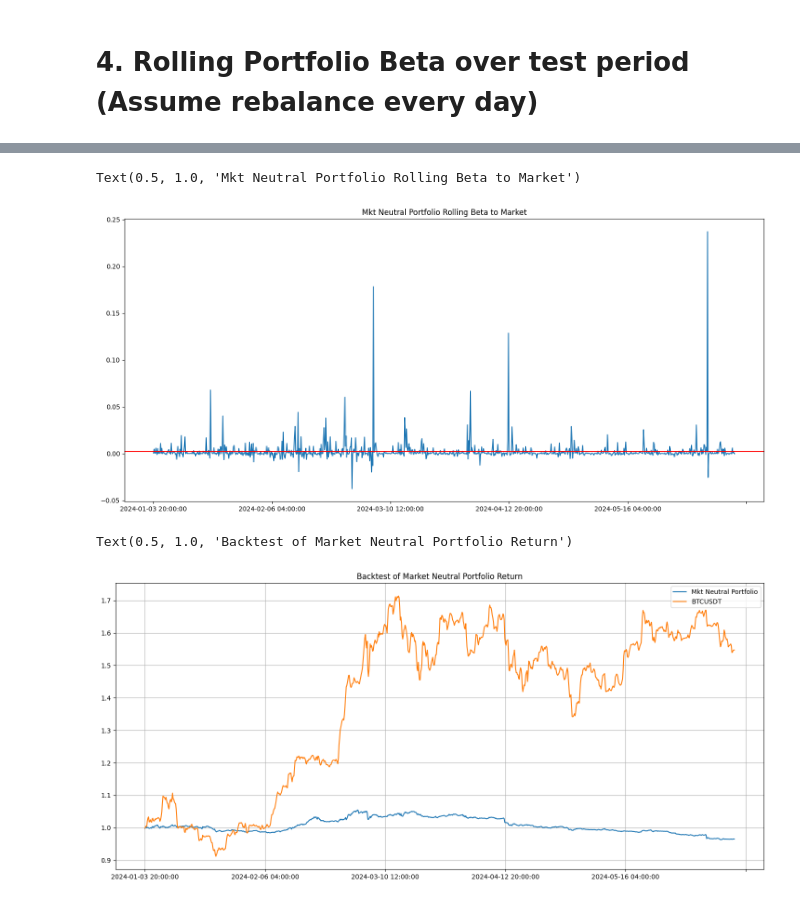
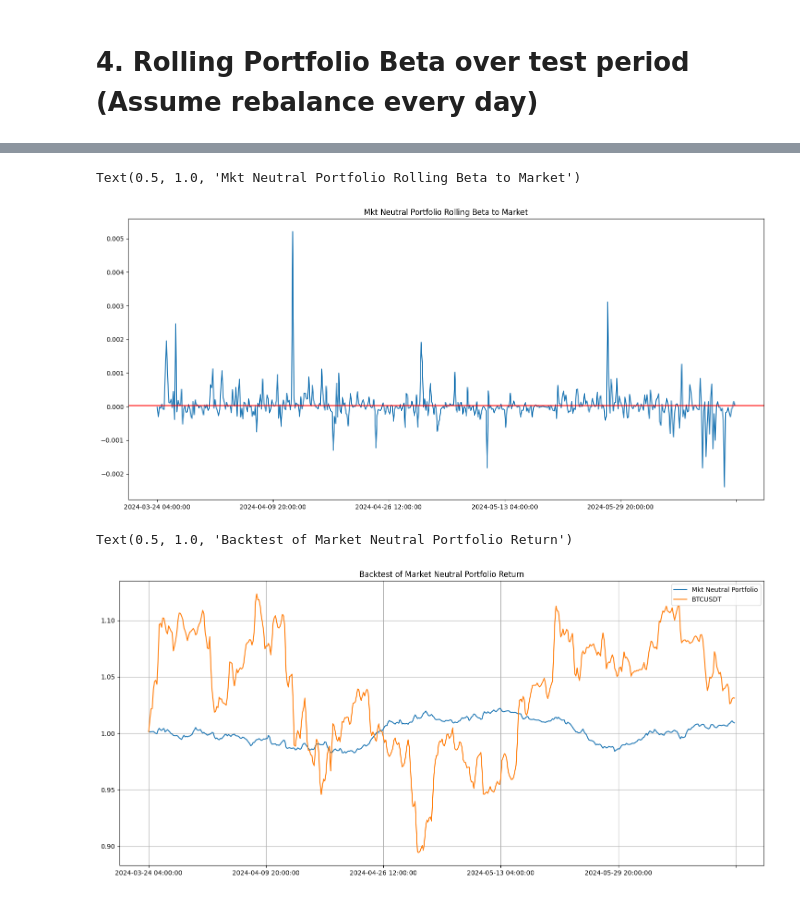
Before and after one commit to rukawa917/quant_playground, a Jupyter notebook: quant_playground/BetaNeutralCryptoPortfolio.ipynb, the cells around one changed output, grey strips where cells are left out. Drawn from its saved outputs; the diff is of its cells as text; code cells hidden in the pictures.

```diff
--- a/quant_playground/BetaNeutralCryptoPortfolio.ipynb
+++ b/quant_playground/BetaNeutralCryptoPortfolio.ipynb
@@ -86,11 +73,13 @@ target_symbols[:5]
 # %%
-new_returns = {}
+returns = pd.DataFrame()
+
 for symbol, df in raw_data.items():
     new_price = (df['close'] + df['open'] + df['high'] + df['low']) / 4
-    return_df = new_price.pct_change().dropna().to_frame(name=symbol)
-    return_df['timestamp'] = df['open_ts'][1:]
-    return_df.set_index('timestamp', inplace=True)
-    new_returns[symbol] = return_df
+    tmp_return_df = new_price.pct_change().dropna().to_frame(name=symbol)
+    tmp_return_df.set_index(df['open_ts'].iloc[1:], inplace=True)
+    returns = pd.merge(returns, tmp_return_df, how='outer', left_index=True, right_index=True)
+returns = returns[target_symbols].dropna()
+returns = returns.T.sort_index().T
 
-new_returns['BTCUSDT'].head()
+returns.head()
 # %% [output]
@@ -132,8 +94,8 @@ return_df.head()
 # %% [markdown]
 Prepare train and test return data
 # %%
-train_return_df = return_df.reset_index().loc[len(return_df)-2000:len(return_df)-1000].iloc[:-1].set_index('timestamp')
-test_return_df = return_df.reset_index().loc[len(return_df)-1000:].set_index('timestamp')
+train_return_df = returns.reset_index().loc[len(returns)-1000:len(returns)-500].iloc[:-1].set_index('open_ts')
+test_return_df = returns.reset_index().loc[len(returns)-500:].set_index('open_ts')
 full_return_df = pd.concat([train_return_df, test_return_df])
 
 print(f"train_return_df {train_return_df.shape}")
@@ -273,5 +238,4 @@ weights_df.head()
 # %%
-# optimization function
 def optimize_beta_neutral_portfolio(cov_matrix, mkt_betas, lower_bound: float, upper_bound: float) -> pd.DataFrame:
     n = cov_matrix.shape[1]
     weights = cp.Variable(n)
@@ -282,7 +246,7 @@ def optimize_beta_neutral_portfolio(cov_matrix, mkt_betas, lower_bound: float, u
         weights >= lower_bound,
         weights <= upper_bound,
         weights.T @ mkt_betas == 0,
-        cp.abs(weights) <= 0.2,
+        # cp.abs(weights) <= 0.2,
         cp.sum(weights) == 1
     ]
 
@@ -304,7 +268,7 @@ def optimize_beta_neutral_portfolio(cov_matrix, mkt_betas, lower_bound: float, u
     return w
 # %%
 # rolling covariance matrix starting from the test data
-rolling_cov = full_return_df.rolling(window=42).cov().dropna()
+rolling_cov = full_return_df.rolling(window=500).cov().dropna()
 rolling_cov.head()
 # %% [output]
 |  |  | 1000BONKUSDT | 1000FLOKIUSDT | 1000LUNCUSDT | 1000PEPEUSDT | 1000RATSUSDT | 1000SATSUSDT | ... |
@@ -348,22 +312,20 @@ plt.axhline(portfolio_beta.mean(), color="red")
 plt.title("Mkt Neutral Portfolio Rolling Beta to Market")
 # %% [output]
 Text(0.5, 1.0, 'Mkt Neutral Portfolio Rolling Beta to Market')
-[figure, old version]
+[figure, new version]
 # %%
 # process the order of the weights and test_return_df are the same
 weights = weights.T.sort_index().T
-# test_return_df = test_return_df.T.sort_index().T.drop('BTCUSDT', axis=1)
-test_return_df = test_return_df.T.sort_index().T
+test_return_df = test_return_df.T.sort_index().T.drop('BTCUSDT', axis=1)
 # test_return_df = test_return_df.T.sort_index().T
-
 
 
 portfolio_ret = (weights.shift(1) * test_return_df).dropna().sum(axis=1)
 (1 + portfolio_ret).cumprod().plot(figsize=(18, 8), label="Mkt Neutral Portfolio")
 (1 + full_return_df.loc[portfolio_ret.index].BTCUSDT).cumprod().plot()
 plt.grid()
 plt.legend()
 plt.title("Backtest of Market Neutral Portfolio Return")
 # %% [output]
 Text(0.5, 1.0, 'Backtest of Market Neutral Portfolio Return')
-[figure, old version]
+[figure, new version]
```
Also changed, not shown: parts of 20 cells of this notebook.
